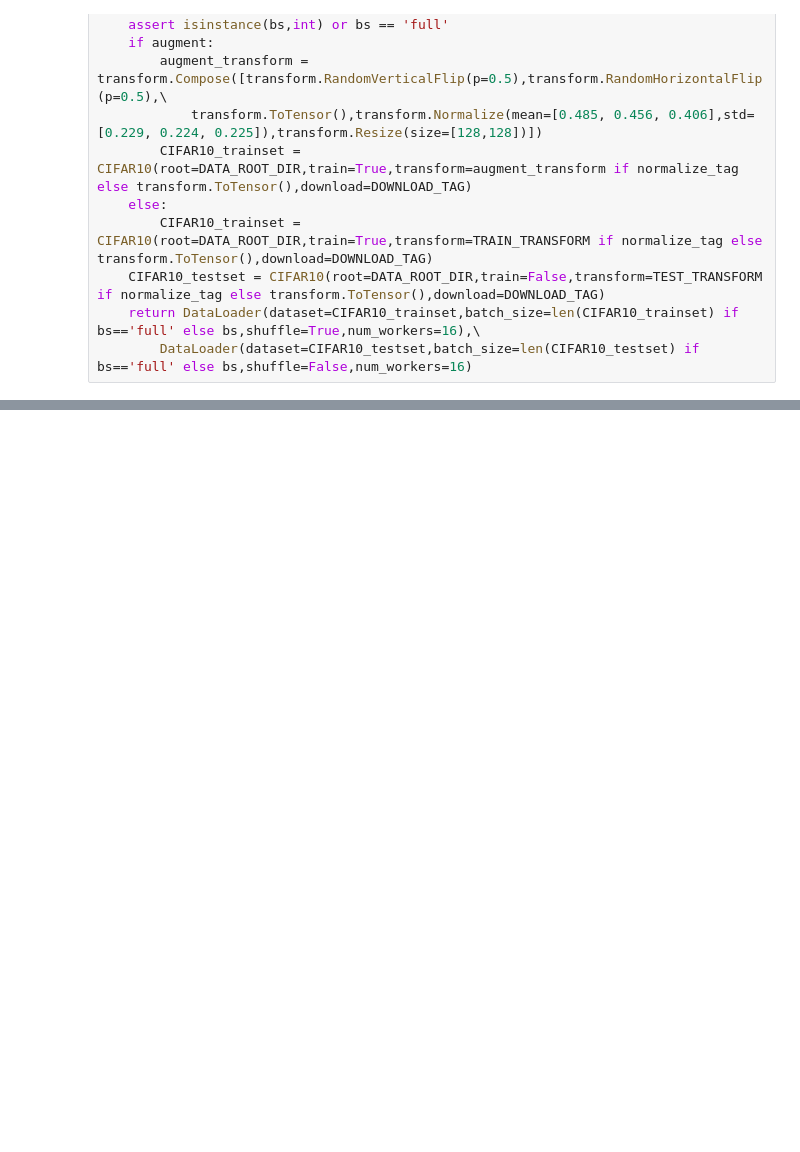
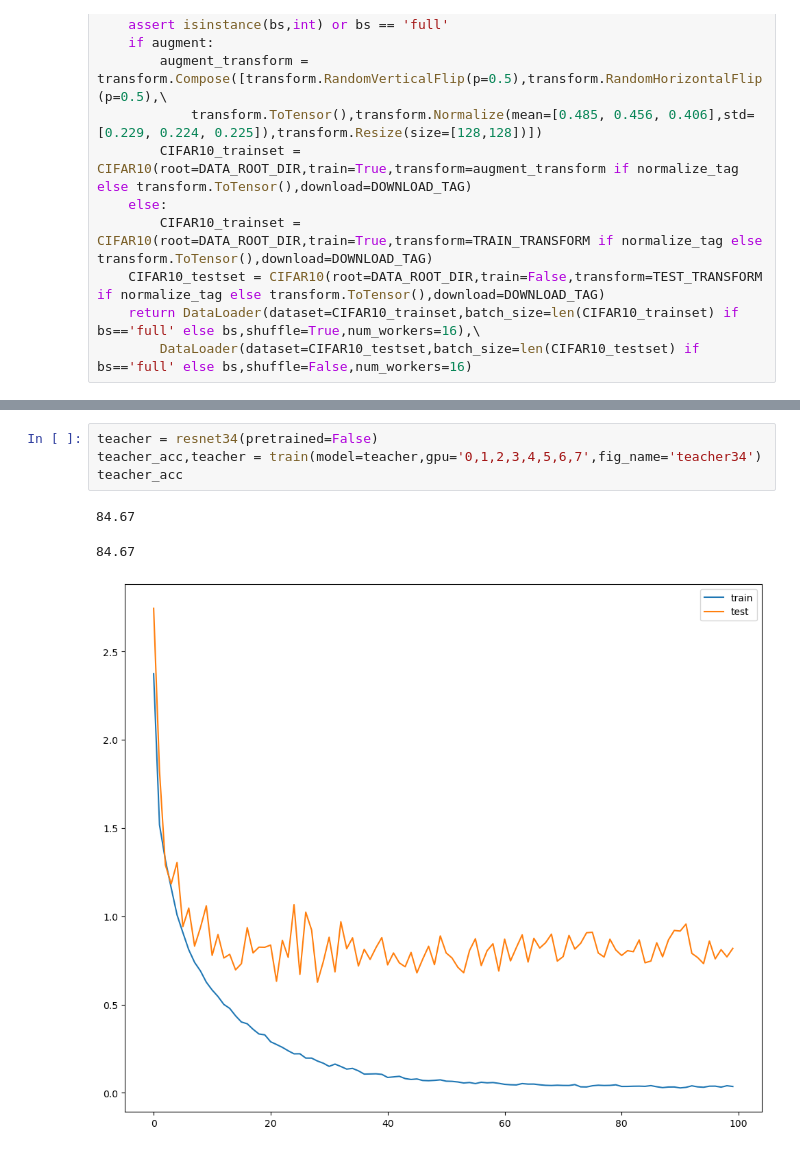
Before and after one commit to Coobiw/self-learning-codes-notes, a Jupyter notebook: codes/kd/kd_cifar10.ipynb, the cells around one changed output, grey strips where cells are left out. Drawn from its saved outputs; the diff is of its cells as text; blank space fills up the shorter version.

```diff
--- a/codes/kd/kd_cifar10.ipynb
+++ b/codes/kd/kd_cifar10.ipynb
@@ -249,0 +234,8 @@ Text(0.5, 1.0, 'acc-temperature')
+# %%
+teacher = resnet34(pretrained=False)
+teacher_acc,teacher = train(model=teacher,gpu='0,1,2,3,4,5,6,7',fig_name='teacher34')
+teacher_acc
+# %% [output]
+84.67
+84.67
+[figure, added]
```
Also changed, not shown: parts of 11 cells of this notebook.
